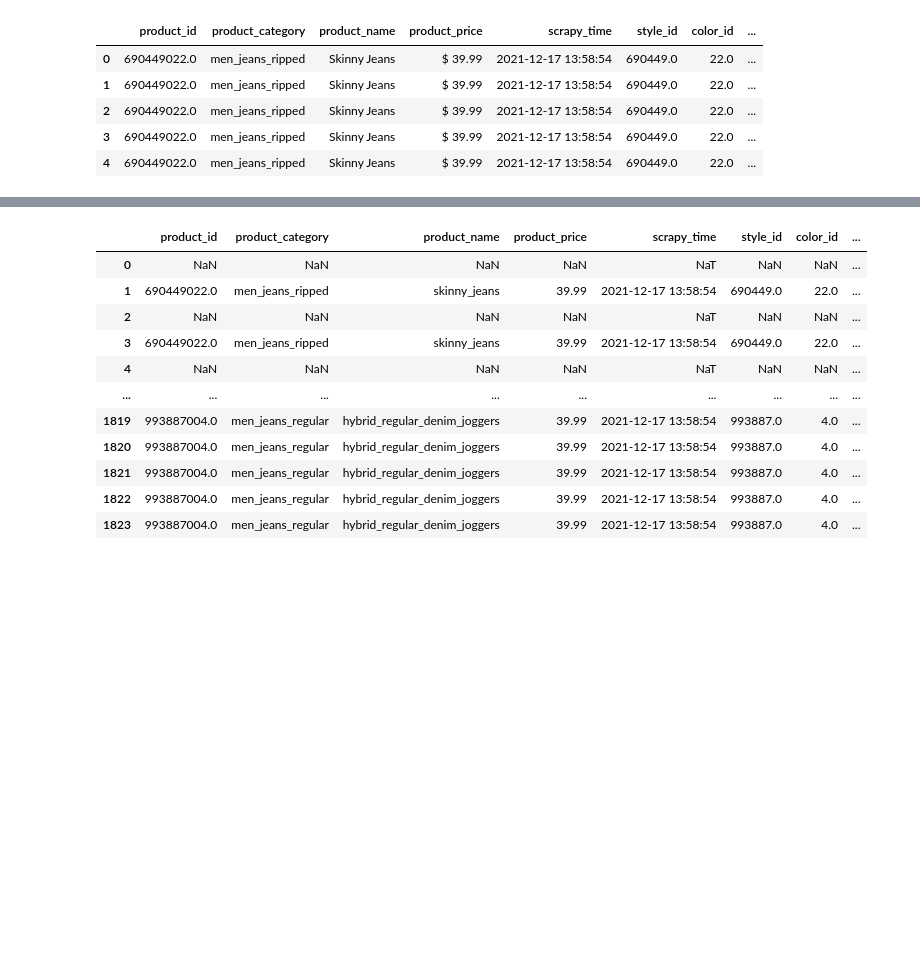
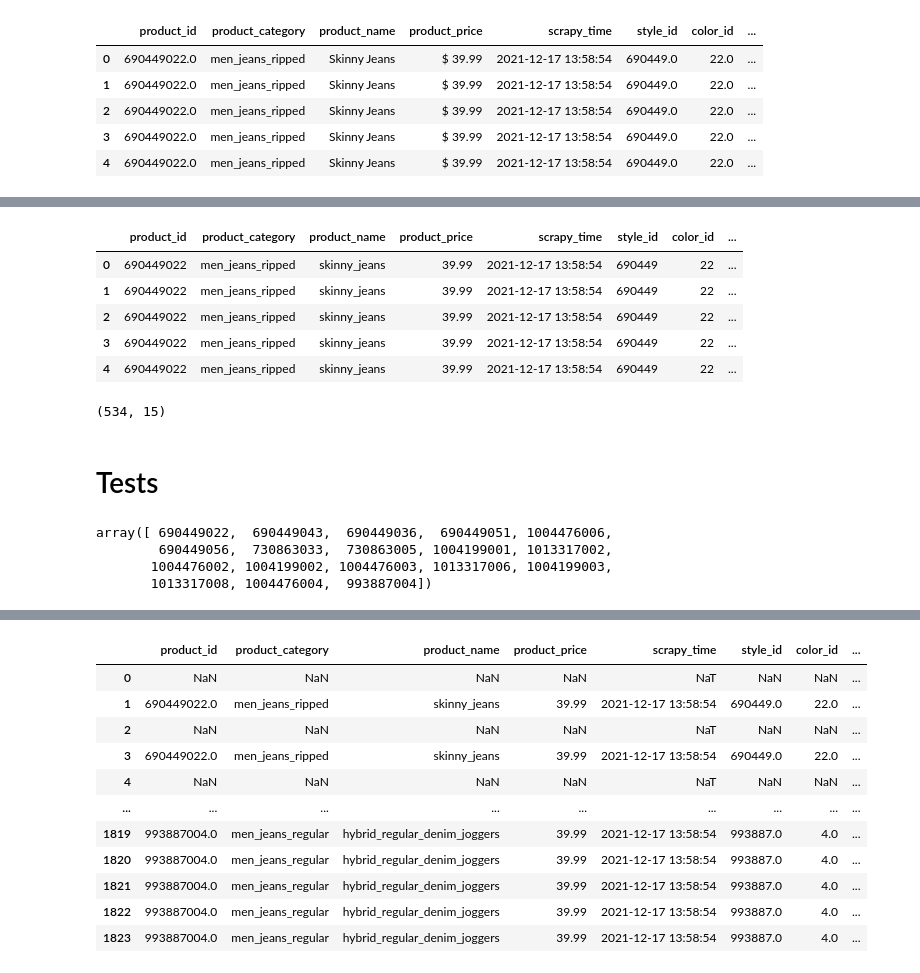
Before and after one commit to rmendes1/star-jeans, a Jupyter notebook: Cleaning_data.ipynb, the cells around one changed output, grey strips where cells are left out. Saved outputs shown, nothing was run; the diff lists cells and outputs as text; code cells hidden in the pictures; blank space fills up the shorter version.

```diff
--- a/Cleaning_data.ipynb
+++ b/Cleaning_data.ipynb
@@ -222,0 +207,15 @@ data['polyester'] = data['polyester'].apply(lambda x: int(re.search('\d+', x).gr
+# %%
+data.head()
+# %% [output]
+|  | product_id | product_category | product_name | product_price | scrapy_time | style_id | color_id | ... |
+| 0 | 690449022 | men_jeans_ripped | skinny_jeans | 39.99 | 2021-12-17 13:58:54 | 690449 | 22 | ... |
+| 1 | 690449022 | men_jeans_ripped | skinny_jeans | 39.99 | 2021-12-17 13:58:54 | 690449 | 22 | ... |
+| 2 | 690449022 | men_jeans_ripped | skinny_jeans | 39.99 | 2021-12-17 13:58:54 | 690449 | 22 | ... |
+| 3 | 690449022 | men_jeans_ripped | skinny_jeans | 39.99 | 2021-12-17 13:58:54 | 690449 | 22 | ... |
+| 4 | 690449022 | men_jeans_ripped | skinny_jeans | 39.99 | 2021-12-17 13:58:54 | 690449 | 22 | ... |
+# %%
+data.shape
+# %% [output]
+(534, 15)
+# %% [markdown]
+# Tests
@@ -222,0 +226,8 @@ data['polyester'] = data['polyester'].apply(lambda x: int(re.search('\d+', x).gr
+# %%
+test = data[(data['size_number'].isna()) & (data['size_model'].isna())]
+test.product_id.unique()
+# %% [output]
+array([ 690449022,  690449043,  690449036,  690449051, 1004476006,
+        690449056,  730863033,  730863005, 1004199001, 1013317002,
+       1004476002, 1004199002, 1004476003, 1013317006, 1004199003,
+       1013317008, 1004476004,  993887004])
```
Also changed, not shown: parts of 10 cells of this notebook.
